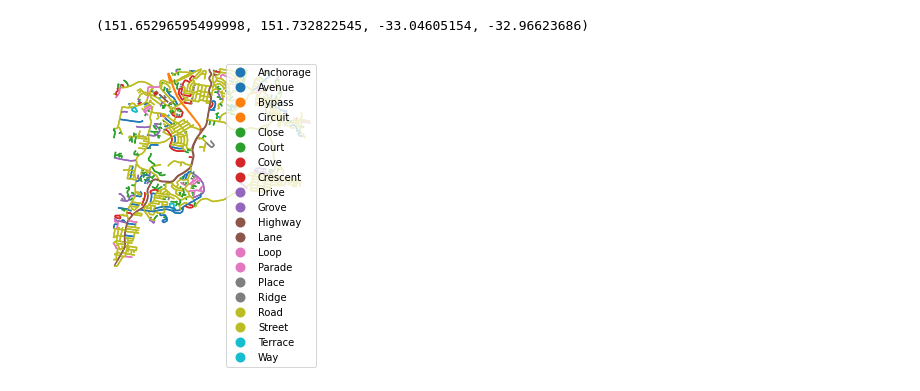
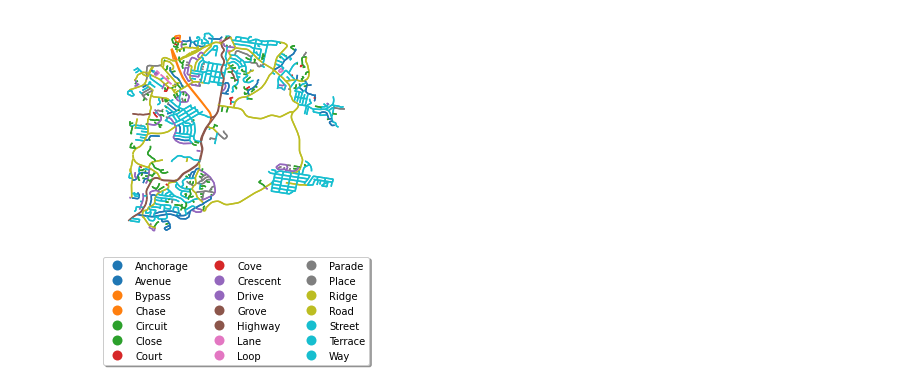
Before and after one commit to JackMcKew/jackmckew.dev, a Jupyter notebook: drafts/2020/street-suffix/osmnx.ipynb, the cells around one changed output. Cells and saved outputs as stored; diff of their text form; code cells hidden in the pictures.

```diff
--- a/drafts/2020/street-suffix/osmnx.ipynb
+++ b/drafts/2020/street-suffix/osmnx.ipynb
@@ -62,7 +63,7 @@ display(streets)
-# %%
-# plt.axis('off')
-ax = streets.plot(column='street_type',legend=True)
-ax.axis('off')
-# %% [output]
-(151.65296595499998, 151.732822545, -33.04605154, -32.96623686)
-[figure, removed]
+# %%
+ax = streets.plot(column='street_type',legend=True,legend_kwds={'bbox_to_anchor':(0.5,-0.05),'shadow':True,'ncol':3,'loc':'upper center'})
+ax.axis('off')
+fig = ax.get_figure()
+fig.savefig('figure.svg',bbox_inches='tight')
+# %% [output]
+[figure, added]
```
Also changed, not shown: parts of 4 cells of this notebook.
